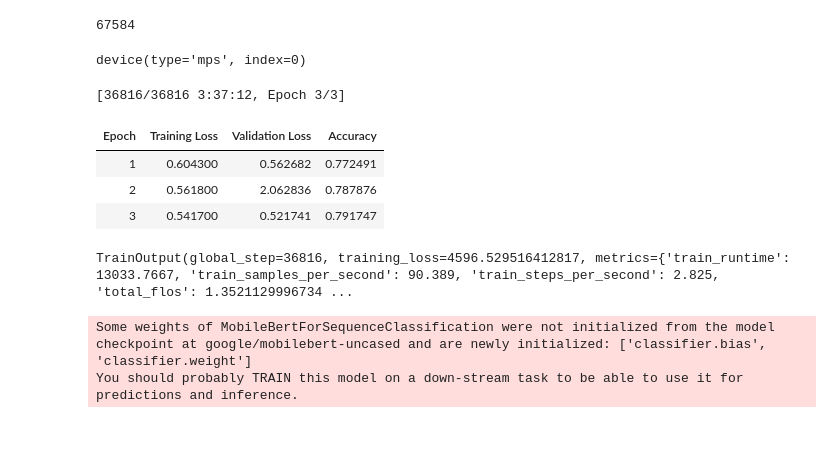
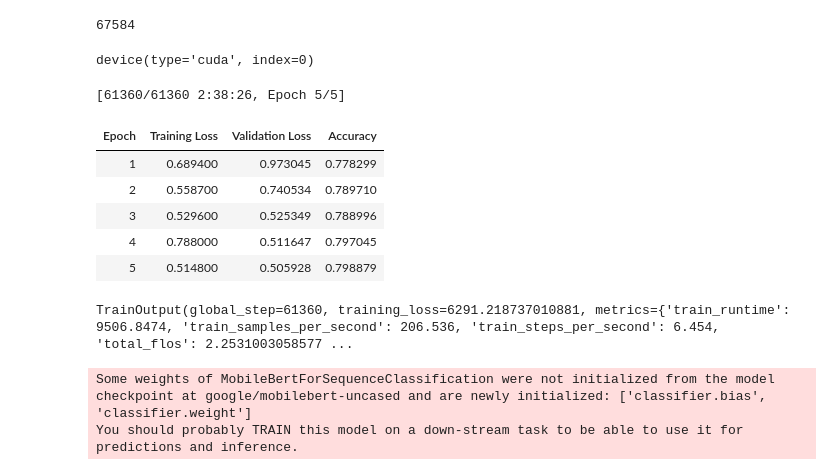
Before and after one commit to rayortigas/_2024-CS230-project, a Jupyter notebook: milestone-mnli.ipynb, the cells around one changed output. Drawn from its saved outputs; the diff is of its cells as text; code cells hidden in the pictures; blank space fills up the shorter version.

```diff
--- a/milestone-mnli.ipynb
+++ b/milestone-mnli.ipynb
@@ -419,42 +429,44 @@ sum([param.numel() for param in lora_model.parameters() if param.requires_grad])
 # %% [output]
 67584
 # %%
-lora_model = lora_model.to("mps")
+lora_model = lora_model.to("cuda")
 lora_model.device
 # %% [output]
-device(type='mps', index=0)
+device(type='cuda', index=0)
 # %%
 lora_training_args = TrainingArguments(
     output_dir="tmp/mobilebert_mnli_lora",
     learning_rate=5e-4,
     per_device_train_batch_size=32,
     per_device_eval_batch_size=32,
-    num_train_epochs=3,
+    num_train_epochs=5,
     weight_decay=0.01,
     eval_strategy="epoch",
     save_strategy="epoch",
     load_best_model_at_end=True,
     push_to_hub=False,
 )
 
 lora_trainer = Trainer(
     model=lora_model,
     args=lora_training_args,
     train_dataset=tokenized_mnli["train"],
     eval_dataset=tokenized_mnli["validation_matched"],
     tokenizer=tokenizer,
     data_collator=data_collator,
     compute_metrics=compute_metrics,
 )
 
 lora_trainer.train()
 # %% [output]
-[36816/36816 3:37:12, Epoch 3/3]
+[61360/61360 2:38:26, Epoch 5/5]
 | Epoch | Training Loss | Validation Loss | Accuracy |
-| 1 | 0.604300 | 0.562682 | 0.772491 |
-| 2 | 0.561800 | 2.062836 | 0.787876 |
-| 3 | 0.541700 | 0.521741 | 0.791747 |
+| 1 | 0.689400 | 0.973045 | 0.778299 |
+| 2 | 0.558700 | 0.740534 | 0.789710 |
+| 3 | 0.529600 | 0.525349 | 0.788996 |
+| 4 | 0.788000 | 0.511647 | 0.797045 |
+| 5 | 0.514800 | 0.505928 | 0.798879 |
-TrainOutput(global_step=36816, training_loss=4596.529516412817, metrics={'train_runtime': 13033.7667, 'train_samples_per_second': 90.389, 'train_steps_per_second': 2.825, 'total_flos': 1.3521129996734 ...
+TrainOutput(global_step=61360, training_loss=6291.218737010881, metrics={'train_runtime': 9506.8474, 'train_samples_per_second': 206.536, 'train_steps_per_second': 6.454, 'total_flos': 2.2531003058577 ...
 # %%
 del lora_model
 # %%
```
Also changed, not shown: parts of 6 cells of this notebook.
